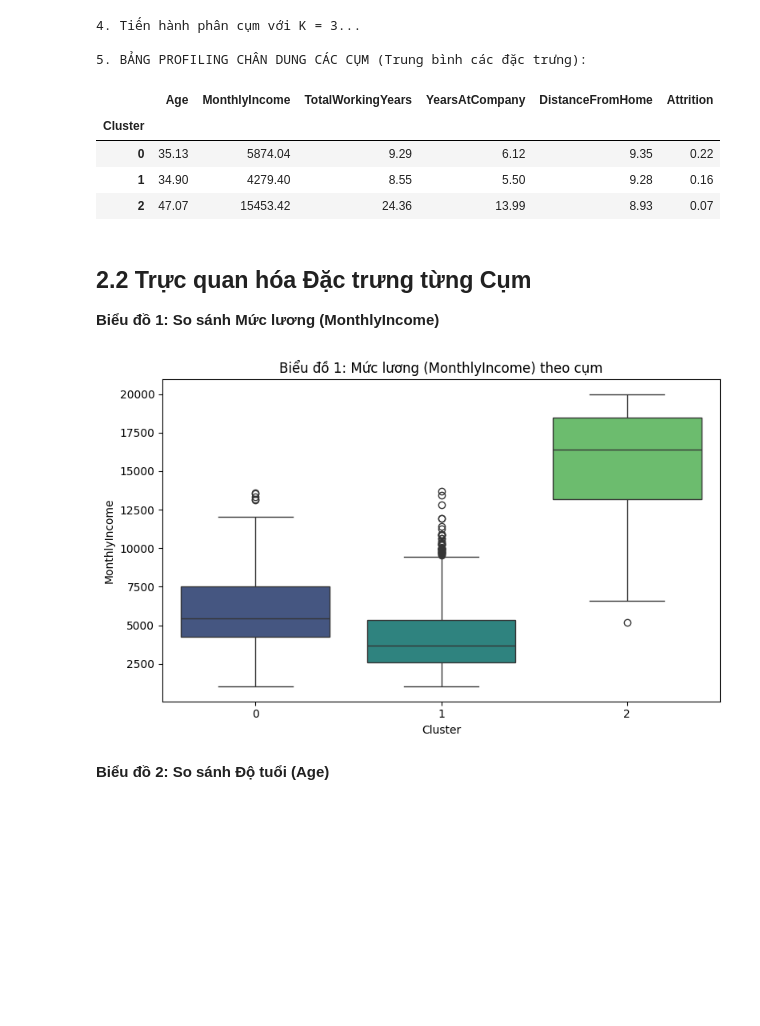
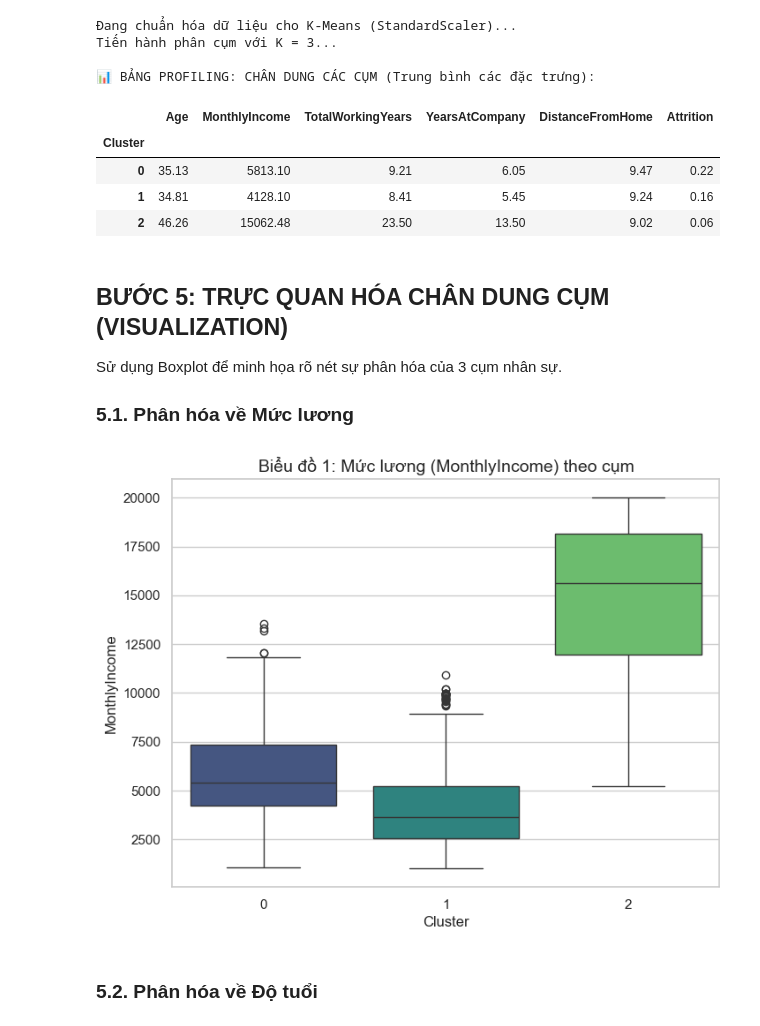
Before and after one commit to NgoVanQuan/Nhom2_Data_08_Employee, a Jupyter notebook: notebooks/03_mining_or_clustering.ipynb, the cells around one changed output. Saved outputs shown, nothing was run; the diff lists cells and outputs as text; code cells hidden in the pictures; blank space fills up the shorter version.

```diff
--- a/notebooks/03_mining_or_clustering.ipynb
+++ b/notebooks/03_mining_or_clustering.ipynb
@@ -126,47 +117,43 @@ Dựa vào biểu đồ Elbow, chọn K=3 là số cụm tối ưu.
 # %%
-OPTIMAL_K = 3
-print(f"4. Tiến hành phân cụm với K = {OPTIMAL_K}...")
+# Chạy K-Means từ class Miner
+labels = miner.run_kmeans(df_ml)
 
-kmeans = KMeans(n_clusters=OPTIMAL_K, random_state=42, n_init=10)
-cluster_labels = kmeans.fit_predict(X_scaled)
+# Ghép nhãn Cluster vào dữ liệu để phân tích
+df_profiling = df_rules.copy()
+df_profiling['Cluster'] = labels
 
-# Gắn nhãn cụm vào dataframe gốc
-df_profile = X_cluster.copy()
-df_profile['Cluster'] = cluster_labels
-if 'Attrition' in df_ml.columns:
-    df_profile['Attrition'] = df_ml['Attrition']
+# Ép kiểu Attrition (Yes=1, No=0) để tính tỷ lệ nghỉ việc trung bình
+df_profiling['Attrition_Rate'] = df_profiling['Attrition'].apply(lambda x: 1 if x == 'Yes' else 0)
 
-print("\n5. BẢNG PROFILING CHÂN DUNG CÁC CỤM (Trung bình các đặc trưng):")
-key_cols = ['Age', 'MonthlyIncome', 'TotalWorkingYears', 'YearsAtCompany', 'DistanceFromHome', 'Cluster']
-if 'Attrition' in df_profile.columns:
-    key_cols.append('Attrition')
+print("\n📊 BẢNG PROFILING: CHÂN DUNG CÁC CỤM (Trung bình các đặc trưng):")
+cols_to_profile = ['Age', 'MonthlyIncome', 'TotalWorkingYears', 'YearsAtCompany', 'DistanceFromHome', 'Attrition_Rate']
+profiling_table = df_profiling.groupby('Cluster')[cols_to_profile].mean().round(2)
 
-# Tính trung bình theo cụm
-cluster_summary = df_profile[key_cols].groupby('Cluster').mean().round(2)
-display(cluster_summary)
+# Đổi tên cột Attrition_Rate lại thành Attrition cho giống file Word
+profiling_table = profiling_table.rename(columns={'Attrition_Rate': 'Attrition'})
+display(profiling_table)
 # %% [output]
-4. Tiến hành phân cụm với K = 3...
+Đang chuẩn hóa dữ liệu cho K-Means (StandardScaler)...
+Tiến hành phân cụm với K = 3...
 
-5. BẢNG PROFILING CHÂN DUNG CÁC CỤM (Trung bình các đặc trưng):
+📊 BẢNG PROFILING: CHÂN DUNG CÁC CỤM (Trung bình các đặc trưng):
 |  | Age | MonthlyIncome | TotalWorkingYears | YearsAtCompany | DistanceFromHome | Attrition |
 | Cluster |  |  |  |  |  |  |
-| 0 | 35.13 | 5874.04 | 9.29 | 6.12 | 9.35 | 0.22 |
-| 1 | 34.90 | 4279.40 | 8.55 | 5.50 | 9.28 | 0.16 |
-| 2 | 47.07 | 15453.42 | 24.36 | 13.99 | 8.93 | 0.07 |
+| 0 | 35.13 | 5813.10 | 9.21 | 6.05 | 9.47 | 0.22 |
+| 1 | 34.81 | 4128.10 | 8.41 | 5.45 | 9.24 | 0.16 |
+| 2 | 46.26 | 15062.48 | 23.50 | 13.50 | 9.02 | 0.06 |
 # %% [markdown]
-## 2.2 Trực quan hóa Đặc trưng từng Cụm
-**Biểu đồ 1: So sánh Mức lương (MonthlyIncome)**
+## BƯỚC 5: TRỰC QUAN HÓA CHÂN DUNG CỤM (VISUALIZATION)
+Sử dụng Boxplot để minh họa rõ nét sự phân hóa của 3 cụm nhân sự.
+
+### 5.1. Phân hóa về Mức lương
 # %%
-import matplotlib.pyplot as plt
-import seaborn as sns
-
-plt.figure(figsize=(8, 5))
-sns.boxplot(data=df_profile, x='Cluster', y='MonthlyIncome', palette='viridis')
-plt.title('Biểu đồ 1: Mức lương (MonthlyIncome) theo cụm')
-plt.tight_layout()
+plt.figure(figsize=(8, 6))
+sns.boxplot(x='Cluster', y='MonthlyIncome', data=df_profiling, palette='viridis')
+plt.title('Biểu đồ 1: Mức lương (MonthlyIncome) theo cụm', fontsize=14)
 plt.show()
 # %% [output]
-[figure, old version]
+[figure, new version]
 # %% [markdown]
-**Biểu đồ 2: So sánh Độ tuổi (Age)**
+### 5.2. Phân hóa về Độ tuổi
 # %%
```
Also changed, not shown: parts of 14 cells of this notebook, 6 other files.
